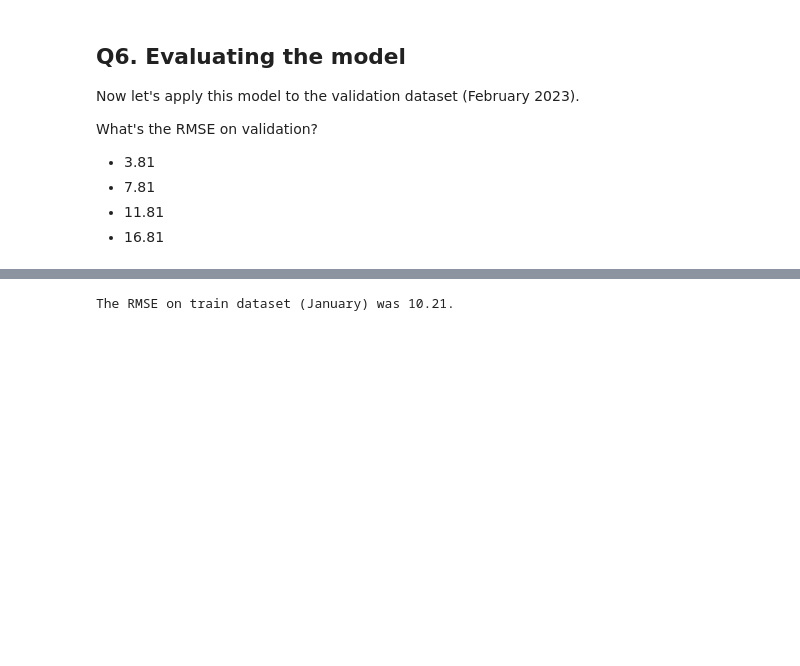
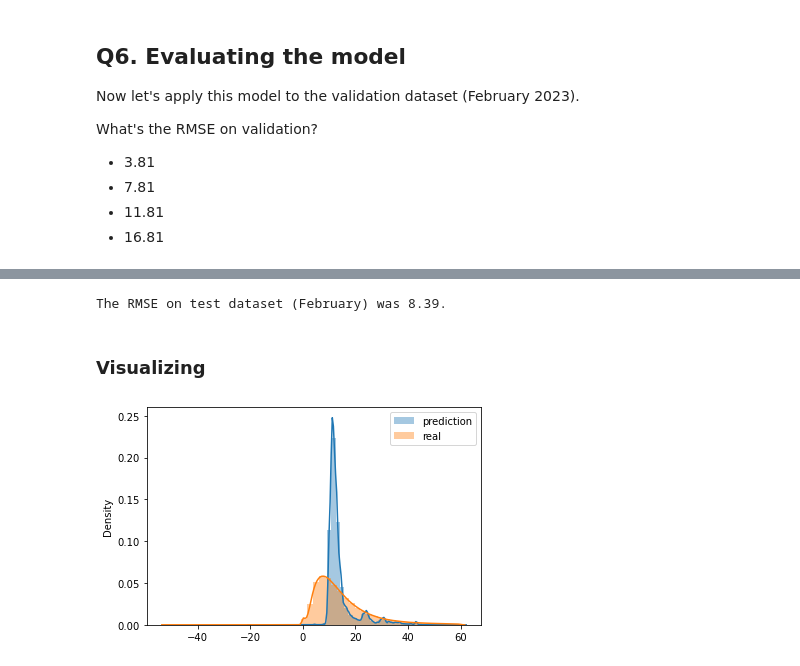
Before and after one commit to sch-paulo/mlops-zoomcamp, a Jupyter notebook: 01-intro/homework.ipynb, the cells around one changed output, grey strips where cells are left out. Saved outputs shown, nothing was run; the diff lists cells and outputs as text; code cells hidden in the pictures; blank space fills up the shorter version.

```diff
--- a/01-intro/homework.ipynb
+++ b/01-intro/homework.ipynb
@@ -183,3 +197,8 @@ What's the RMSE on validation?
 # %%
 df_feb['duration'] = (df_feb['tpep_dropoff_datetime'] - df_feb['tpep_pickup_datetime']).dt.total_seconds()/60
 df_feb_no_outliers = df_feb[df_feb['duration'] <= 60]
+
+df_feb_no_outliers[['PULocationID', 'DOLocationID']] = df_feb_no_outliers[['PULocationID', 'DOLocationID']].astype(str)
+dict_ohe_feb = df_feb_no_outliers[['PULocationID', 'DOLocationID']].to_dict('records')
+
+X_test = v.transform(dict_ohe_feb)
@@ -186,10 +211,18 @@ df_feb_no_outliers = df_feb[df_feb['duration'] <= 60]
 # %%
-X_test = df_feb_no_outliers[['PULocationID', 'DOLocationID']]
-y_test = df_feb_no_outliers['duration']
+y_test = df_feb_no_outliers['duration'].values
 
 y_pred_test = reg.predict(X_test)
 rmse_test = np.sqrt(mean_squared_error(y_test, y_pred_test))
 
-print(f'The RMSE on train dataset (January) was {rmse_test:.2f}.')
+print(f'The RMSE on test dataset (February) was {rmse_test:.2f}.')
 # %% [output]
-The RMSE on train dataset (January) was 10.21.
+The RMSE on test dataset (February) was 8.39.
+# %% [markdown]
+### Visualizing
+# %%
+sns.distplot(y_pred_test, label='prediction')
+sns.distplot(y_test, label='real')
+
+plt.legend();
+# %% [output]
+[figure, added]
```
Also changed, not shown: parts of 10 cells of this notebook.
